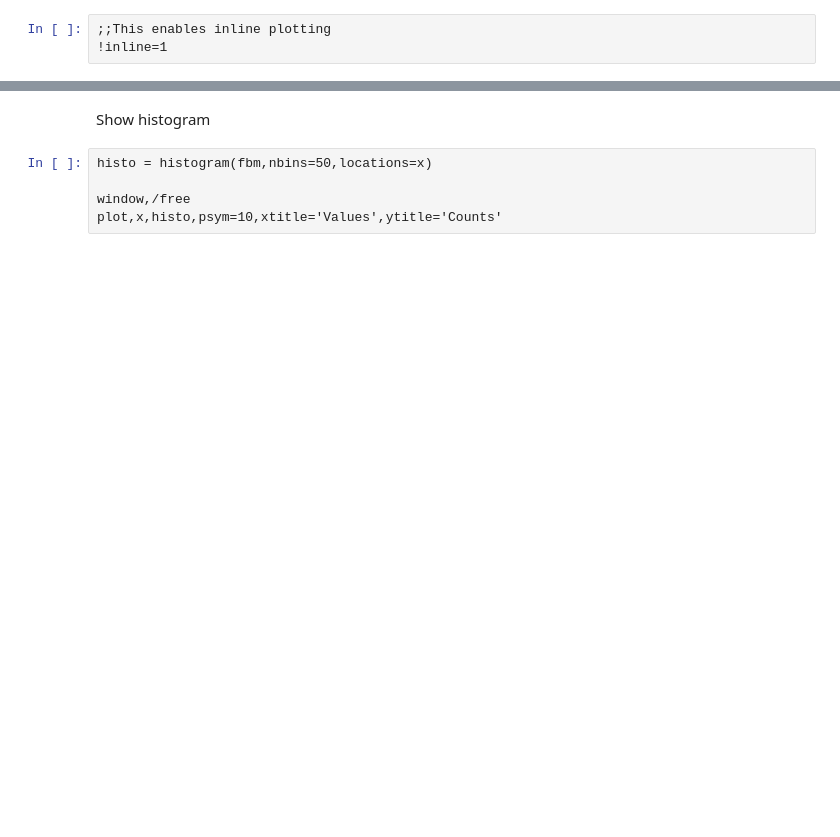
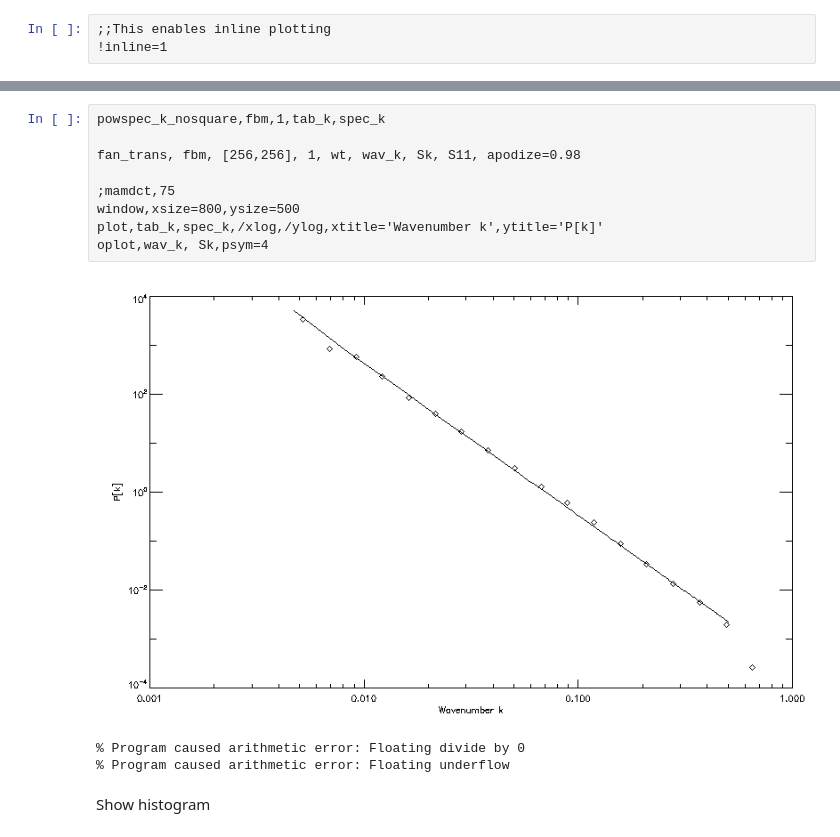
Before and after one commit to hoangducthuong/notebooks, a Jupyter notebook: wavelet_powspec_idl.ipynb, the cells around one changed output, grey strips where cells are left out. Cells and saved outputs as stored; diff of their text form; blank space fills up the shorter version.

```diff
--- a/wavelet_powspec_idl.ipynb
+++ b/wavelet_powspec_idl.ipynb
@@ -27,7 +13,15 @@ imaffi,fbm,/bar
+# %%
+powspec_k_nosquare,fbm,1,tab_k,spec_k
+
+fan_trans, fbm, [256,256], 1, wt, wav_k, Sk, S11, apodize=0.98
+
+;mamdct,75
+window,xsize=800,ysize=500
+plot,tab_k,spec_k,/xlog,/ylog,xtitle='Wavenumber k',ytitle='P[k]'
+oplot,wav_k, Sk,psym=4
+# %% [output]
+[figure, added]
+% Program caused arithmetic error: Floating divide by 0
+% Program caused arithmetic error: Floating underflow
 # %% [markdown]
 Show histogram
-# %%
-histo = histogram(fbm,nbins=50,locations=x)
-
-window,/free
-plot,x,histo,psym=10,xtitle='Values',ytitle='Counts'
```
Also changed, not shown: parts of 4 cells of this notebook, 3 other files.
